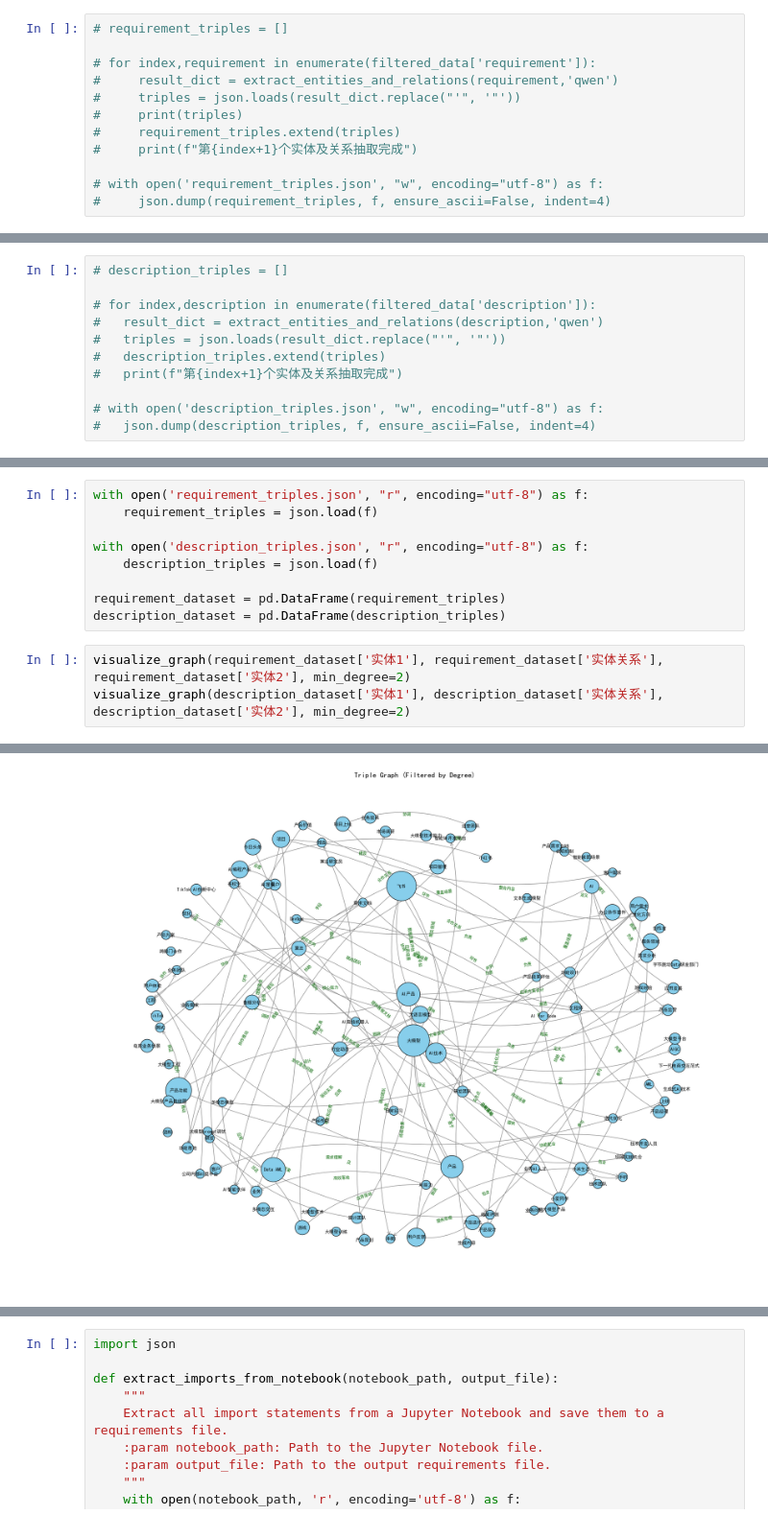
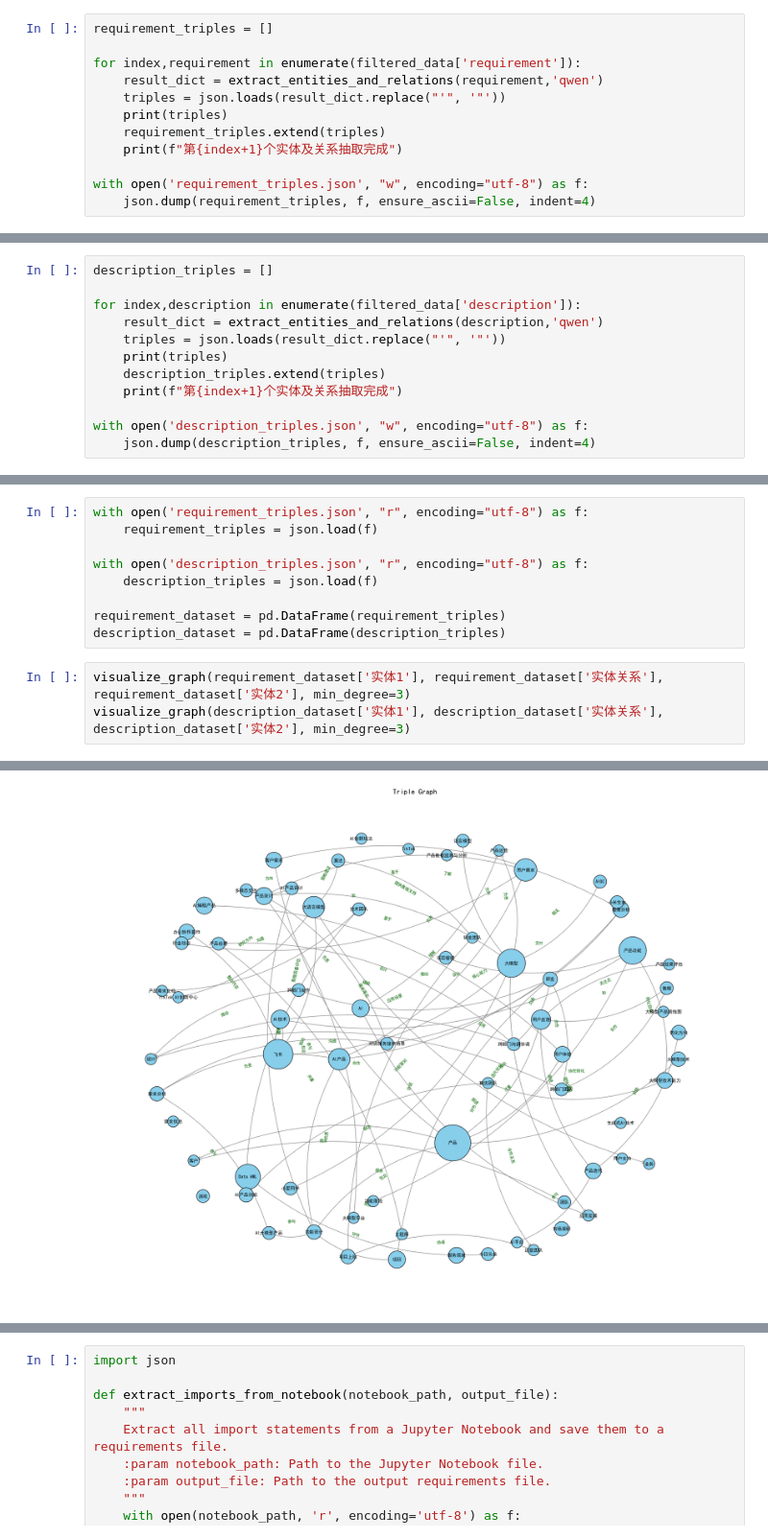
Before and after one commit to BlackChoco/AI_PM_job_visualiazation, a Jupyter notebook: job_analysis.ipynb, the cells around one changed output, grey strips where cells are left out. Shown at 96% size. Saved outputs shown, nothing was run; the diff lists cells and outputs as text.

```diff
--- a/job_analysis.ipynb
+++ b/job_analysis.ipynb
@@ -126,14 +138,14 @@ def visualize_graph(subjects, relations, objects, min_degree=2):
     plt.axis("off")
     plt.show()
 # %%
-# requirement_triples = []
+requirement_triples = []
 
-# for index,requirement in enumerate(filtered_data['requirement']):
-#     result_dict = extract_entities_and_relations(requirement,'qwen')
-#     triples = json.loads(result_dict.replace("'", '"'))
-#     print(triples)
-#     requirement_triples.extend(triples)
-#     print(f"第{index+1}个实体及关系抽取完成")
+for index,requirement in enumerate(filtered_data['requirement']):
+    result_dict = extract_entities_and_relations(requirement,'qwen')
+    triples = json.loads(result_dict.replace("'", '"'))
+    print(triples)
+    requirement_triples.extend(triples)
+    print(f"第{index+1}个实体及关系抽取完成")
 
-# with open('requirement_triples.json', "w", encoding="utf-8") as f:
-#     json.dump(requirement_triples, f, ensure_ascii=False, indent=4)
+with open('requirement_triples.json', "w", encoding="utf-8") as f:
+    json.dump(requirement_triples, f, ensure_ascii=False, indent=4)
@@ -140,11 +170,12 @@ def visualize_graph(subjects, relations, objects, min_degree=2):
 # %%
-# description_triples = []
+description_triples = []
 
-# for index,description in enumerate(filtered_data['description']):
-# 	result_dict = extract_entities_and_relations(description,'qwen')
-# 	triples = json.loads(result_dict.replace("'", '"'))
-# 	description_triples.extend(triples)
-# 	print(f"第{index+1}个实体及关系抽取完成")
+for index,description in enumerate(filtered_data['description']):
+	result_dict = extract_entities_and_relations(description,'qwen')
+	triples = json.loads(result_dict.replace("'", '"'))
+	print(triples)
+	description_triples.extend(triples)
+	print(f"第{index+1}个实体及关系抽取完成")
 
-# with open('description_triples.json', "w", encoding="utf-8") as f:
-# 	json.dump(description_triples, f, ensure_ascii=False, indent=4)
+with open('description_triples.json', "w", encoding="utf-8") as f:
+	json.dump(description_triples, f, ensure_ascii=False, indent=4)
@@ -158,6 +207,6 @@ with open('description_triples.json', "r", encoding="utf-8") as f:
 requirement_dataset = pd.DataFrame(requirement_triples)
 description_dataset = pd.DataFrame(description_triples)
 # %%
-visualize_graph(requirement_dataset['实体1'], requirement_dataset['实体关系'], requirement_dataset['实体2'], min_degree=2)
-visualize_graph(description_dataset['实体1'], description_dataset['实体关系'], description_dataset['实体2'], min_degree=2)
+visualize_graph(requirement_dataset['实体1'], requirement_dataset['实体关系'], requirement_dataset['实体2'], min_degree=3)
+visualize_graph(description_dataset['实体1'], description_dataset['实体关系'], description_dataset['实体2'], min_degree=3)
 # %% [output]
@@ -165 +214 @@ visualize_graph(description_dataset['实体1'], description_dataset['实体关
-[figure, old version]
+[figure, new version]
```
Also changed, not shown: parts of 22 cells of this notebook.
